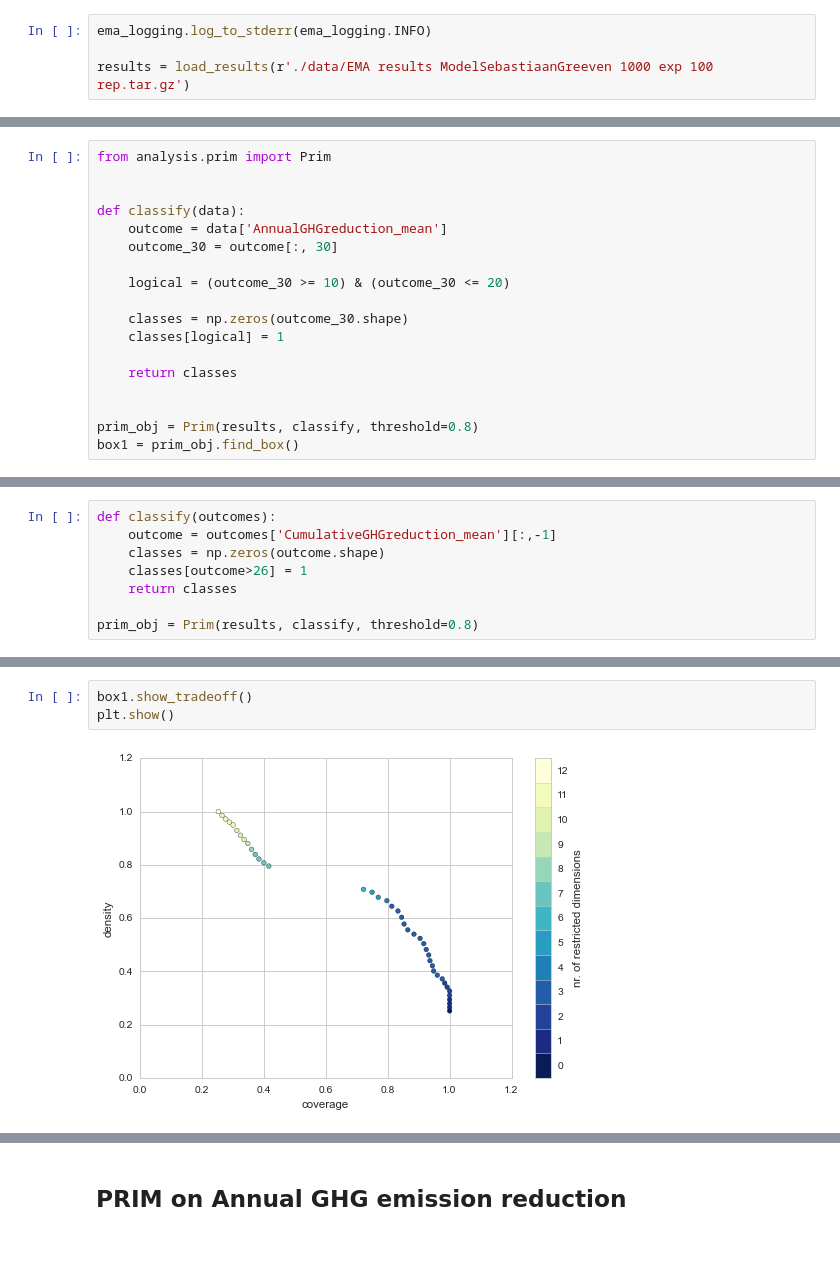
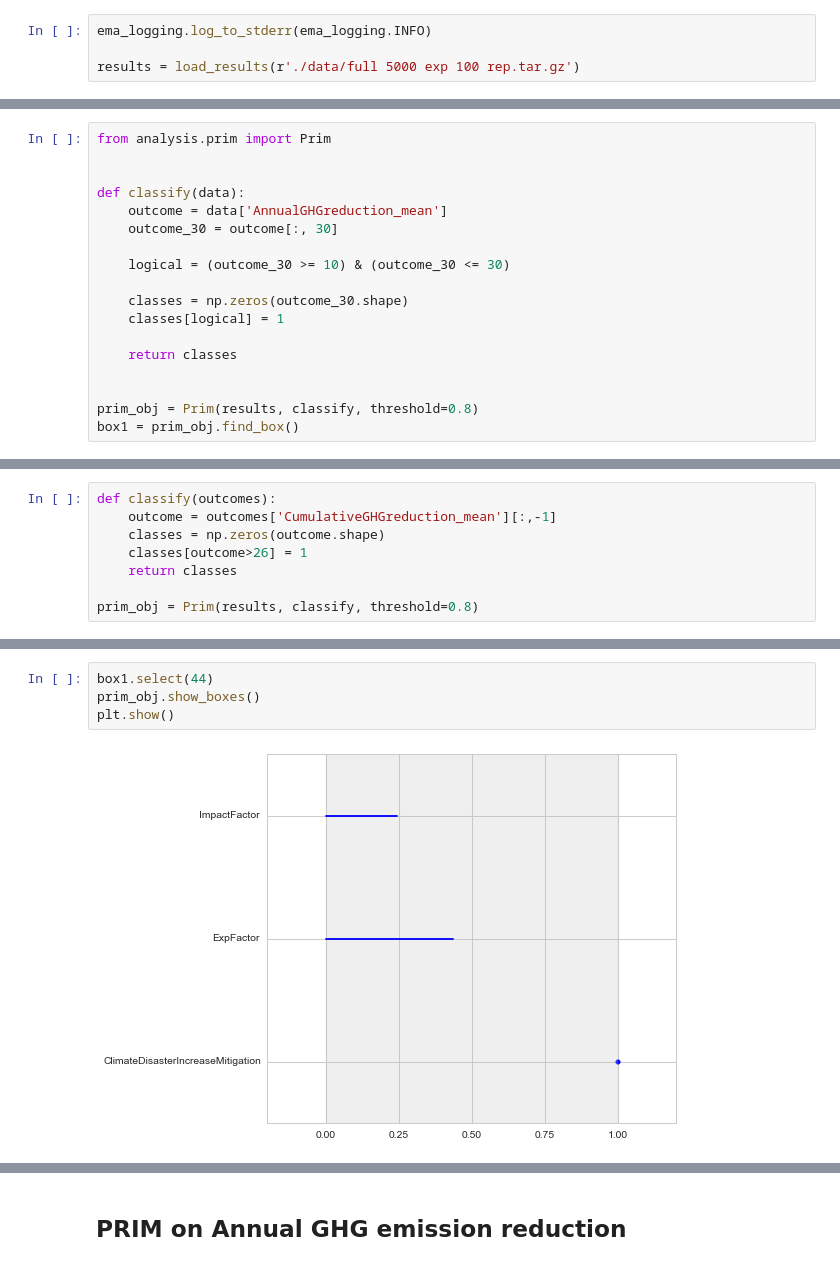
Before and after one commit to sgreeven/msc_thesis_work, a Jupyter notebook: src/Main Analysis.ipynb, the cells around one changed output, grey strips where cells are left out. Saved outputs shown, nothing was run; the diff lists cells and outputs as text.

```diff
--- a/src/Main Analysis.ipynb
+++ b/src/Main Analysis.ipynb
@@ -55,5 +55,5 @@ from expWorkbench.util import load_results
 # %%
 ema_logging.log_to_stderr(ema_logging.INFO)
 
-results = load_results(r'./data/EMA results ModelSebastiaanGreeven 1000 exp 100 rep.tar.gz')
+results = load_results(r'./data/full 5000 exp 100 rep.tar.gz')
 # %% [output]
@@ -111,7 +111,7 @@ def classify(data):
     outcome = data['AnnualGHGreduction_mean']
     outcome_30 = outcome[:, 30]
 
-    logical = (outcome_30 >= 10) & (outcome_30 <= 20)
+    logical = (outcome_30 >= 10) & (outcome_30 <= 30)
 
     classes = np.zeros(outcome_30.shape)
     classes[logical] = 1
@@ -355,5 +346,6 @@ plt.show()
 # %%
-box1.show_tradeoff()
+box1.select(44)
+prim_obj.show_boxes()
 plt.show()
 # %% [output]
-[figure, old version]
+[figure, new version]
```
Also changed, not shown: parts of 60 cells of this notebook, 1 other file.
